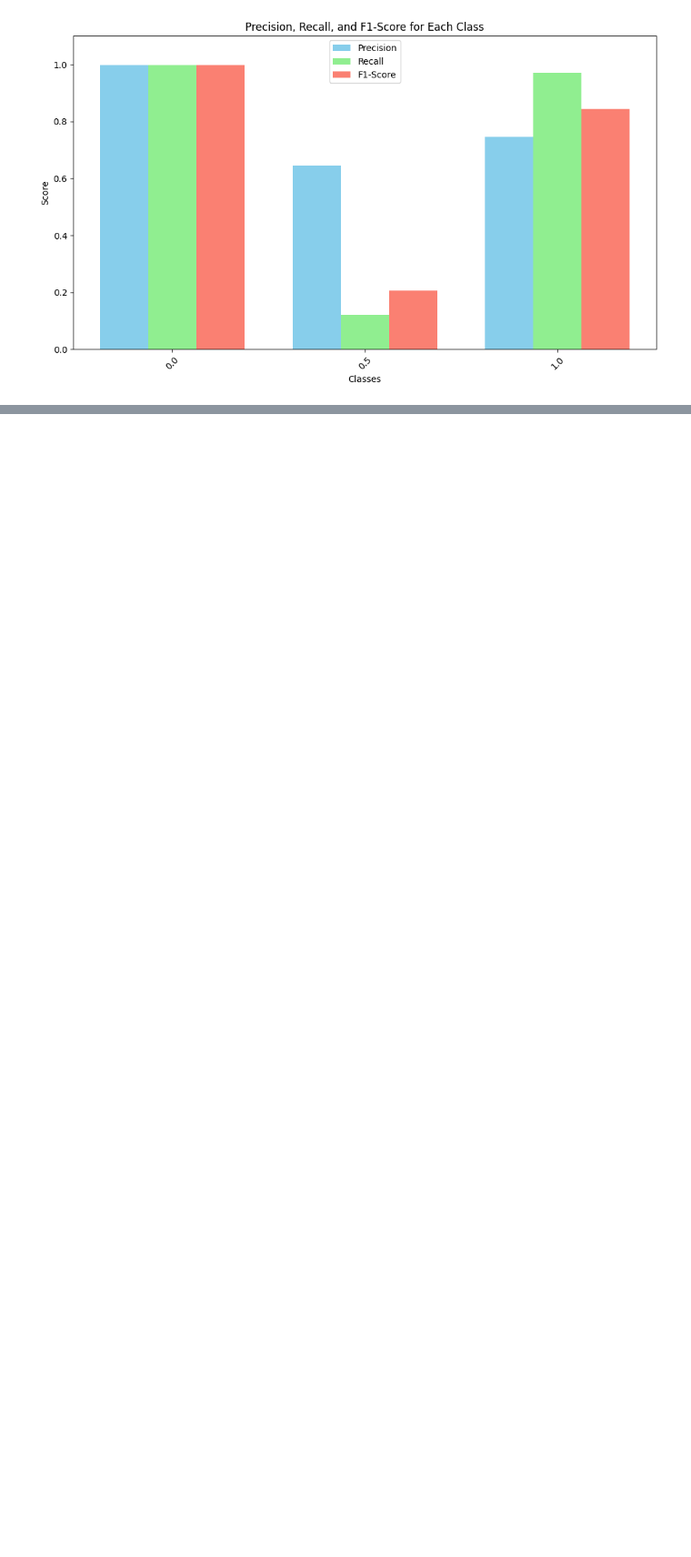
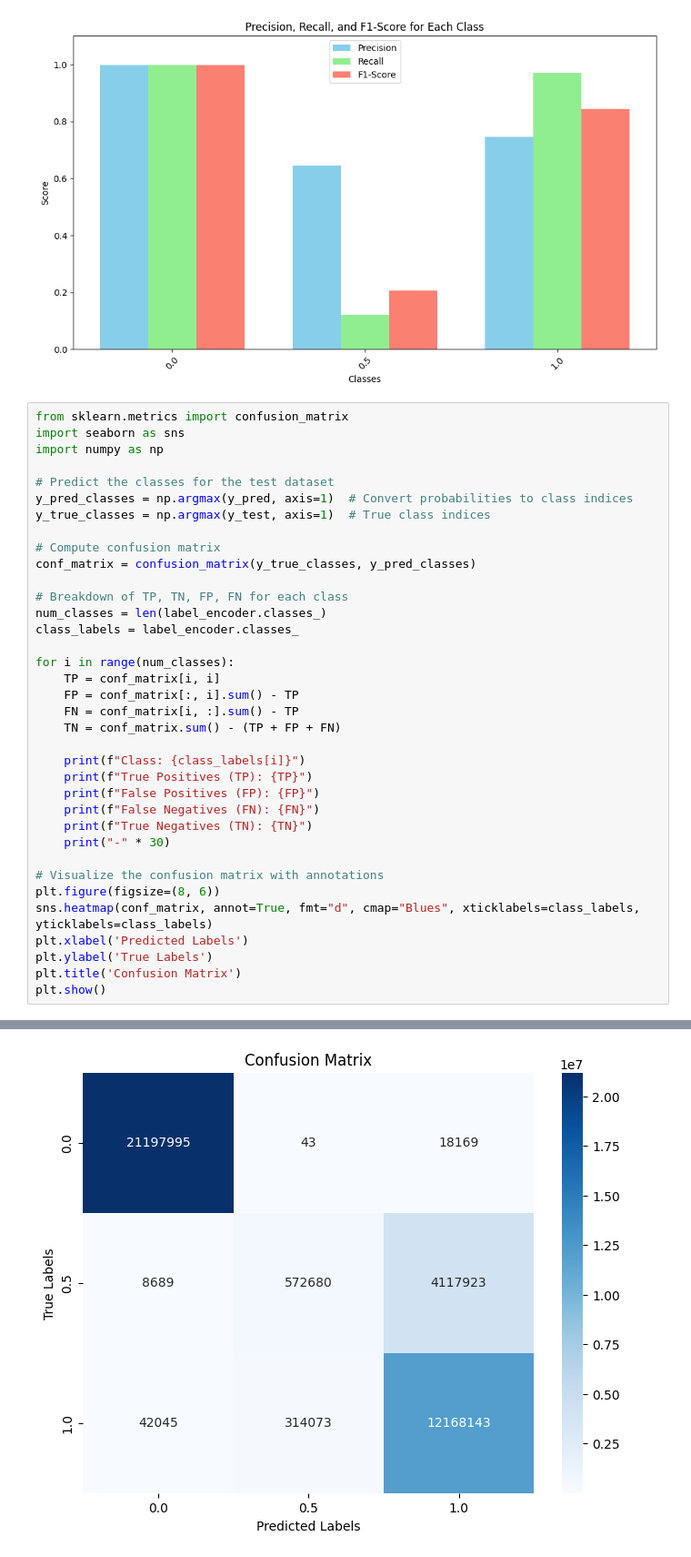
Before and after one commit to BabinRV/Dissertation, a Jupyter notebook: Dissertation_TD_and_IR.ipynb, the cells around one changed output, grey strips where cells are left out. Shown at 91% size. Saved outputs shown, nothing was run; the diff lists cells and outputs as text; blank space fills up the shorter version.

```diff
--- a/Dissertation_TD_and_IR.ipynb
+++ b/Dissertation_TD_and_IR.ipynb
@@ -1372,3 +1372,40 @@ plt.tight_layout()
 plt.show()
 # %% [output]
 [figure]
+# %%
+from sklearn.metrics import confusion_matrix
+import seaborn as sns
+import numpy as np
+
+# Predict the classes for the test dataset
+y_pred_classes = np.argmax(y_pred, axis=1)  # Convert probabilities to class indices
+y_true_classes = np.argmax(y_test, axis=1)  # True class indices
+
+# Compute confusion matrix
+conf_matrix = confusion_matrix(y_true_classes, y_pred_classes)
+
+# Breakdown of TP, TN, FP, FN for each class
+num_classes = len(label_encoder.classes_)
+class_labels = label_encoder.classes_
+
+for i in range(num_classes):
+    TP = conf_matrix[i, i]
+    FP = conf_matrix[:, i].sum() - TP
+    FN = conf_matrix[i, :].sum() - TP
+    TN = conf_matrix.sum() - (TP + FP + FN)
+
+    print(f"Class: {class_labels[i]}")
+    print(f"True Positives (TP): {TP}")
+    print(f"False Positives (FP): {FP}")
+    print(f"False Negatives (FN): {FN}")
+    print(f"True Negatives (TN): {TN}")
+    print("-" * 30)
+
+# Visualize the confusion matrix with annotations
+plt.figure(figsize=(8, 6))
+sns.heatmap(conf_matrix, annot=True, fmt="d", cmap="Blues", xticklabels=class_labels, yticklabels=class_labels)
+plt.xlabel('Predicted Labels')
+plt.ylabel('True Labels')
+plt.title('Confusion Matrix')
+plt.show()
+# %% [output]
@@ -1374,0 +1430 @@ plt.show()
+[figure, added]
```
Also changed, not shown: parts of 1 cell of this notebook.
